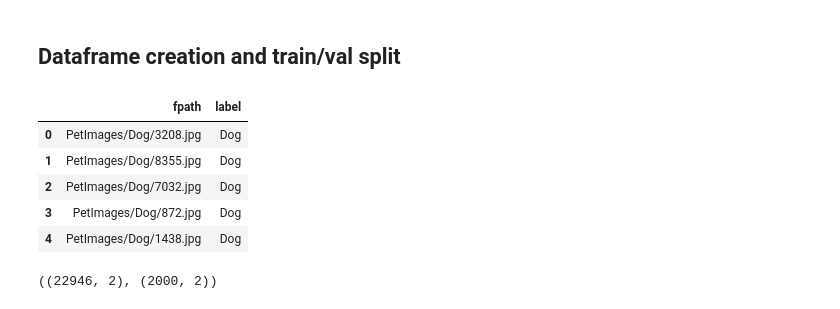
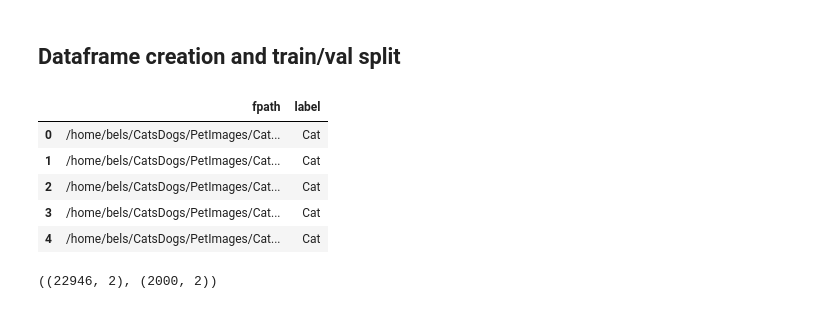
Before and after one commit to belskikh/kekas, a Jupyter notebook: Tutorial.ipynb, the cells around one changed output. Cells and saved outputs as stored; diff of their text form; code cells hidden in the pictures.

```diff
--- a/Tutorial.ipynb
+++ b/Tutorial.ipynb
@@ -41,26 +41,26 @@ Firstly, download Cats and Dogs dataset from https://www.microsoft.com/en-us/dow
 ## Dataframe creation and train/val split
 # %%
 # Let's create a pandas DataFrame to help us with data handling
-root_dir = Path("PetImages/")  # path to Cats and Dogs dataset root directory
+root_dir = Path("/CatsDogs/PetImages/")  # path to Cats and Dogs dataset root directory
 
 fpaths = []
 labels = []
 for d in root_dir.iterdir():
     for f in d.iterdir():
-        img = cv2.imread(str(f))  # some files there are corrupted, so add only good ones
+        img = cv2.imread(str(f))  # some files are corrupted, so add only good ones
         if img is not None:
             labels.append(d.name)
             fpaths.append(str(f))
 
 df = pd.DataFrame(data={"fpath": fpaths, "label": labels})
 df.head()
 # %% [output]
 |  | fpath | label |
-| 0 | PetImages/Dog/3208.jpg | Dog |
-| 1 | PetImages/Dog/8355.jpg | Dog |
-| 2 | PetImages/Dog/7032.jpg | Dog |
-| 3 | PetImages/Dog/872.jpg | Dog |
-| 4 | PetImages/Dog/1438.jpg | Dog |
+| 0 | /home/bels/CatsDogs/PetImages/Cat... | Cat |
+| 1 | /home/bels/CatsDogs/PetImages/Cat... | Cat |
+| 2 | /home/bels/CatsDogs/PetImages/Cat... | Cat |
+| 3 | /home/bels/CatsDogs/PetImages/Cat... | Cat |
+| 4 | /home/bels/CatsDogs/PetImages/Cat... | Cat |
 # %%
 # split dataset to train and val parts
 train_df, val_df = train_test_split(df, test_size=2000)
```
Also changed, not shown: parts of 7 cells of this notebook.
